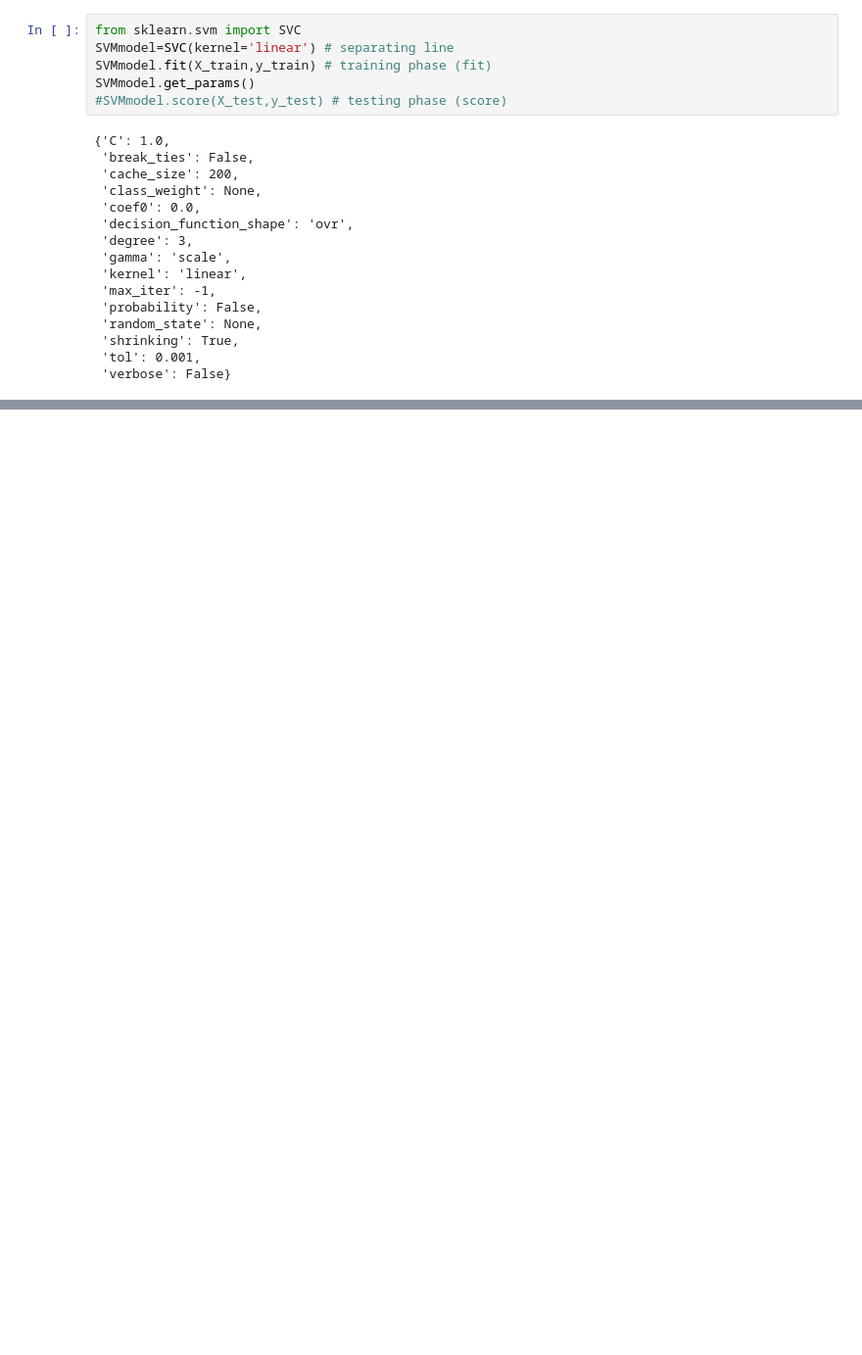
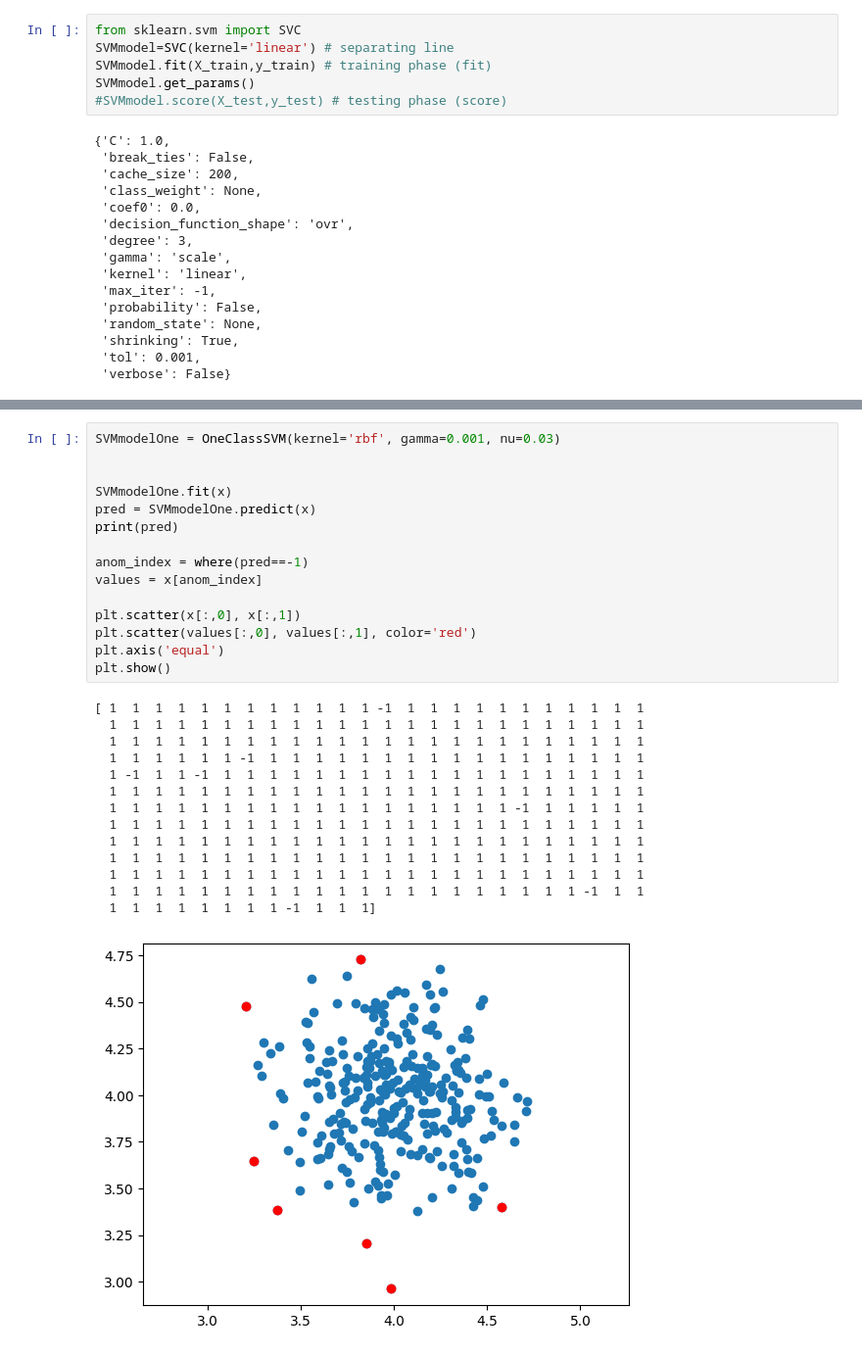
Before and after one commit to marekcrn/MLF, a Jupyter notebook: Lab3/lab3.ipynb, the cells around one changed output, grey strips where cells are left out. Shown: that part at 98% size. Saved outputs shown, nothing was run; the diff lists cells and outputs as text; blank space fills up the shorter version.

```diff
--- a/Lab3/lab3.ipynb
+++ b/Lab3/lab3.ipynb
@@ -88,0 +103,30 @@ plt.show(plot)
+# %%
+SVMmodelOne = OneClassSVM(kernel='rbf', gamma=0.001, nu=0.03)
+
+
+SVMmodelOne.fit(x)
+pred = SVMmodelOne.predict(x)
+print(pred)
+
+anom_index = where(pred==-1)
+values = x[anom_index]
+
+plt.scatter(x[:,0], x[:,1])
+plt.scatter(values[:,0], values[:,1], color='red')
+plt.axis('equal')
+plt.show()
+# %% [output]
+[ 1  1  1  1  1  1  1  1  1  1  1  1 -1  1  1  1  1  1  1  1  1  1  1  1
+  1  1  1  1  1  1  1  1  1  1  1  1  1  1  1  1  1  1  1  1  1  1  1  1
+  1  1  1  1  1  1  1  1  1  1  1  1  1  1  1  1  1  1  1  1  1  1  1  1
+  1  1  1  1  1  1 -1  1  1  1  1  1  1  1  1  1  1  1  1  1  1  1  1  1
+  1 -1  1  1 -1  1  1  1  1  1  1  1  1  1  1  1  1  1  1  1  1  1  1  1
+  1  1  1  1  1  1  1  1  1  1  1  1  1  1  1  1  1  1  1  1  1  1  1  1
+  1  1  1  1  1  1  1  1  1  1  1  1  1  1  1  1  1  1 -1  1  1  1  1  1
+  1  1  1  1  1  1  1  1  1  1  1  1  1  1  1  1  1  1  1  1  1  1  1  1
+  1  1  1  1  1  1  1  1  1  1  1  1  1  1  1  1  1  1  1  1  1  1  1  1
+  1  1  1  1  1  1  1  1  1  1  1  1  1  1  1  1  1  1  1  1  1  1  1  1
+  1  1  1  1  1  1  1  1  1  1  1  1  1  1  1  1  1  1  1  1  1  1  1  1
+  1  1  1  1  1  1  1  1  1  1  1  1  1  1  1  1  1  1  1  1  1 -1  1  1
+  1  1  1  1  1  1  1  1 -1  1  1  1]
+[figure, added]
```
Also changed, not shown: parts of 5 cells of this notebook.
